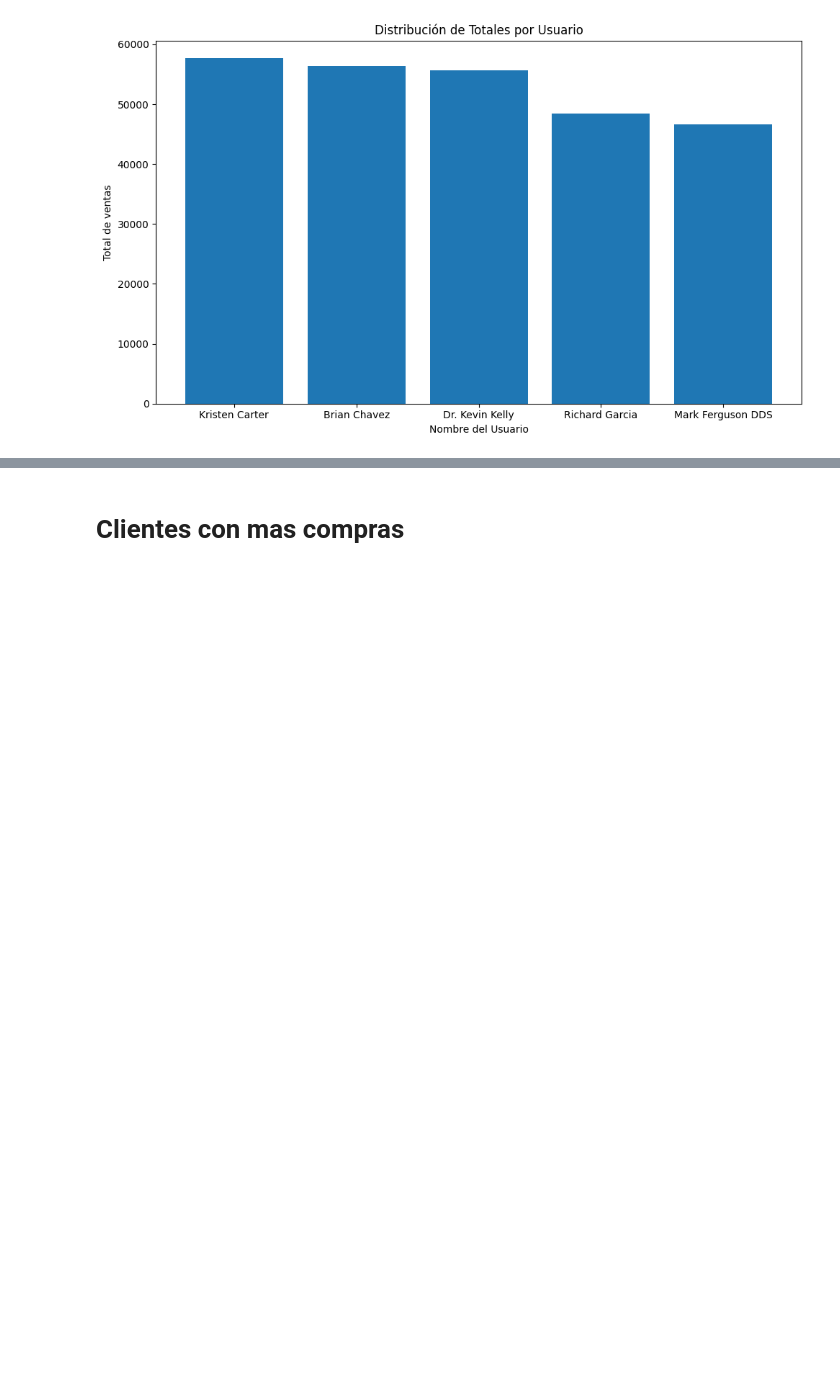
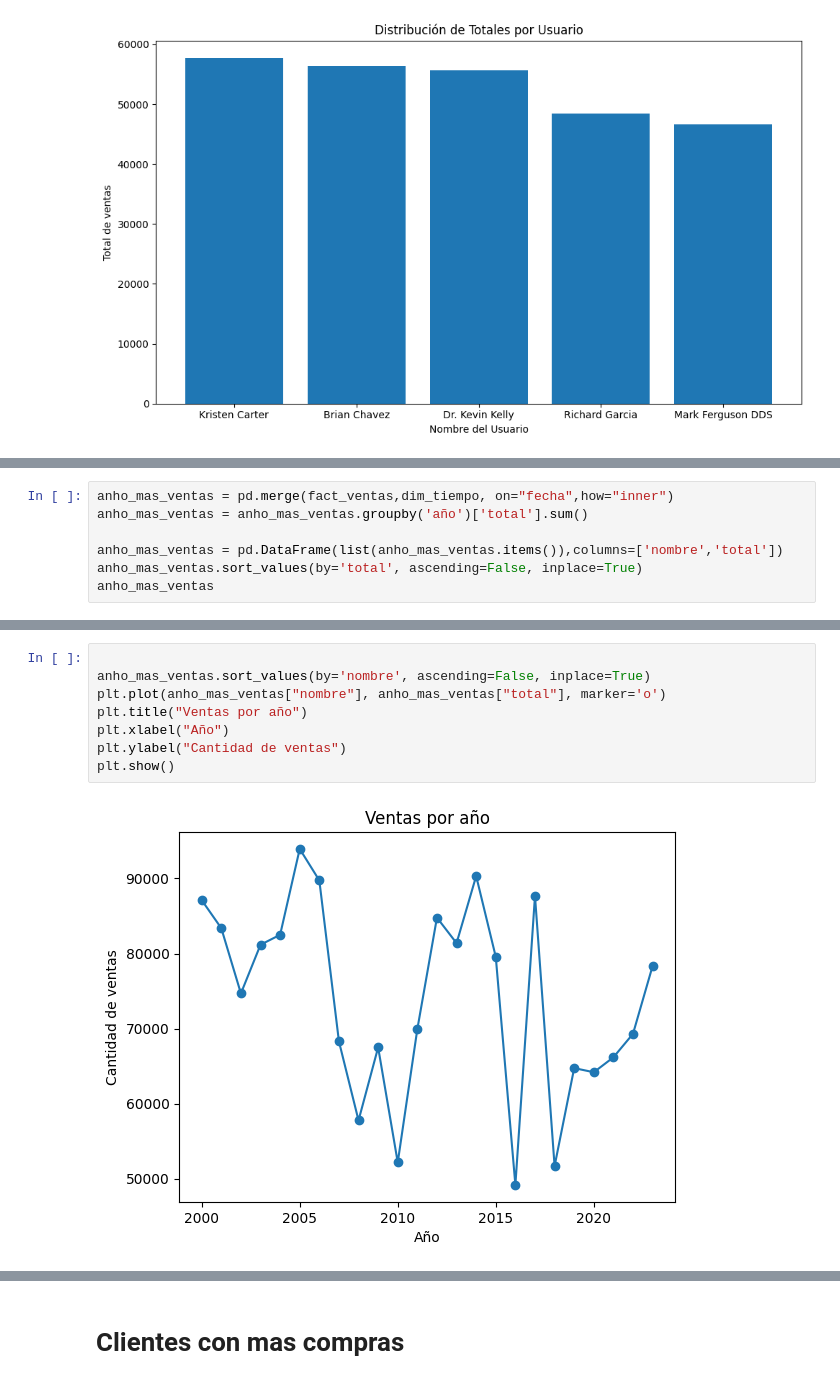
Before and after one commit to esnorki2008/Proyecto-Final-Ciencia-de-Datos-en-Python, a Jupyter notebook: DASHBOARD/DASHBOARD.ipynb, the cells around one changed output, grey strips where cells are left out. Drawn from its saved outputs; the diff is of its cells as text; blank space fills up the shorter version.

```diff
--- a/DASHBOARD/DASHBOARD.ipynb
+++ b/DASHBOARD/DASHBOARD.ipynb
@@ -201,0 +172,7 @@ plt.show()
+# %%
+anho_mas_ventas = pd.merge(fact_ventas,dim_tiempo, on="fecha",how="inner")
+anho_mas_ventas = anho_mas_ventas.groupby('año')['total'].sum()
+
+anho_mas_ventas = pd.DataFrame(list(anho_mas_ventas.items()),columns=['nombre','total'])
+anho_mas_ventas.sort_values(by='total', ascending=False, inplace=True)
+anho_mas_ventas
@@ -201,0 +197,10 @@ plt.show()
+# %%
+
+anho_mas_ventas.sort_values(by='nombre', ascending=False, inplace=True)
+plt.plot(anho_mas_ventas["nombre"], anho_mas_ventas["total"], marker='o')
+plt.title("Ventas por año")
+plt.xlabel("Año")
+plt.ylabel("Cantidad de ventas")
+plt.show()
+# %% [output]
+[figure, added]
```
Also changed, not shown: parts of 12 cells of this notebook.
